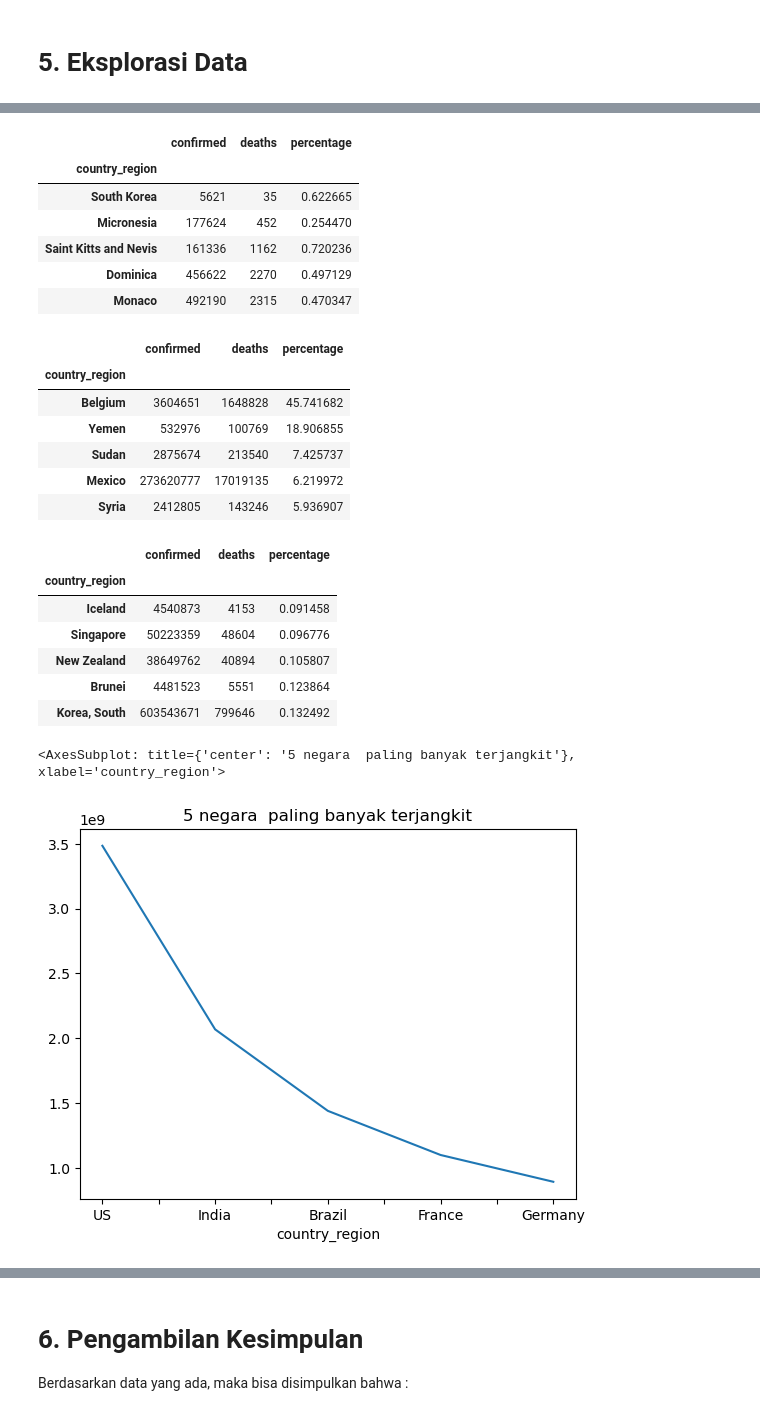
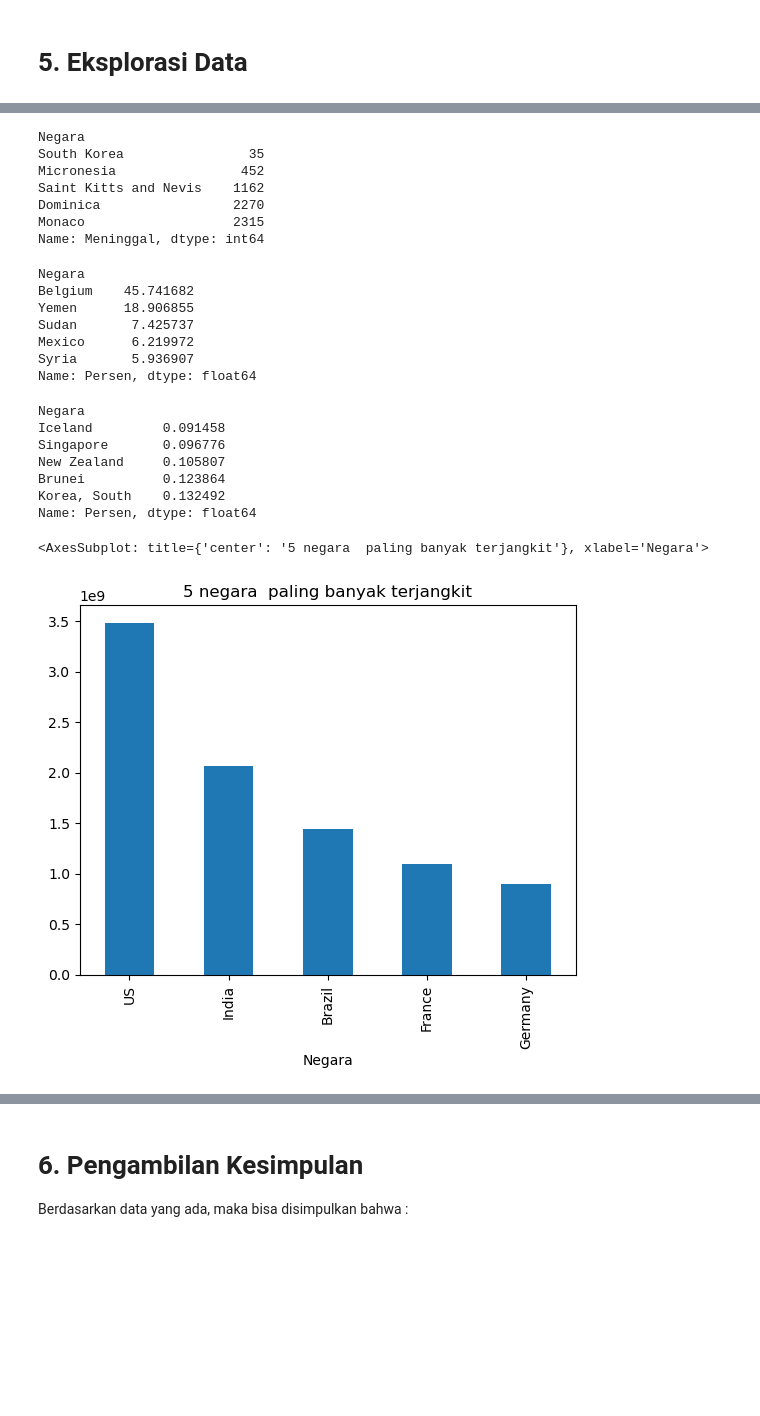
Before and after one commit to faizkurniawan322/Hacktiv8, a Jupyter notebook: phase0/Week1/h8dsft_P0W1_faiz_kurniawan.ipynb, the cells around one changed output, grey strips where cells are left out. Saved outputs shown, nothing was run; the diff lists cells and outputs as text; code cells hidden in the pictures; blank space fills up the shorter version.

```diff
--- a/phase0/Week1/h8dsft_P0W1_faiz_kurniawan.ipynb
+++ b/phase0/Week1/h8dsft_P0W1_faiz_kurniawan.ipynb
@@ -125,0 +127,4 @@ covid_19
+# %%
+# Pembuatan kolom baru yakni persentase meninggal
+df['Persen'] = df['deaths'] / df['confirmed'] * 100
+df
@@ -125,0 +146,4 @@ covid_19
+# %%
+# Pencarian dan penghapusan data yang salah dimana deaths lebih banyak dari confirmed untuk menghindari invalid data
+df = df[df['deaths'] < df['confirmed']]
+df
@@ -125,0 +165,6 @@ covid_19
+# %%
+# Penggantian nama kolom dan axis menjadi Bahasa Indonesia
+df.rename_axis("Negara", inplace=True)
+df.rename(columns={"confirmed" : "Terjangkit", "deaths": "Meninggal"}, inplace=True)
+
+df
@@ -147,5 +207,5 @@ Persentase jumlah korban meninggal adalah :  1.41
 # %%
 # Pembuatan variabel baru yang menampilkan 5 negara dengan jumlah korban terjangkit terbesar
-highest_confirmed = covid_19.sort_values(['confirmed'], ascending=False).head()
-highest_confirmed
+highest_confirmed = df.sort_values(['Terjangkit'], ascending=False).head()
+highest_confirmed['Terjangkit']
 # %% [output]
@@ -183,47 +243,47 @@ highest_deaths
 # %%
 # Pembuatan variabel baru yang menampilkan 5 negara dengan jumlah korban meninggal terkecil
-lowest_deaths = covid_19.sort_values(['deaths'], ascending=True).head()
-lowest_deaths
+lowest_deaths = df.sort_values(['Meninggal'], ascending=True).head()
+lowest_deaths['Meninggal']
 # %% [output]
-|  | confirmed | deaths | percentage |
-| country_region |  |  |  |
-| South Korea | 5621 | 35 | 0.622665 |
-| Micronesia | 177624 | 452 | 0.254470 |
-| Saint Kitts and Nevis | 161336 | 1162 | 0.720236 |
-| Dominica | 456622 | 2270 | 0.497129 |
-| Monaco | 492190 | 2315 | 0.470347 |
+Negara
+South Korea                35
+Micronesia                452
+Saint Kitts and Nevis    1162
+Dominica                 2270
+Monaco                   2315
+Name: Meninggal, dtype: int64
 # %%
 # Pembuatan variabel baru yang menampilkan 5 negara dengan persentase meninggal terbesar
-highest_percentage = covid_19.sort_values(['percentage'], ascending=False).head()
-highest_percentage
+highest_percentage = df.sort_values(['Persen'], ascending=False).head()
+highest_percentage['Persen']
 # %% [output]
-|  | confirmed | deaths | percentage |
-| country_region |  |  |  |
-| Belgium | 3604651 | 1648828 | 45.741682 |
-| Yemen | 532976 | 100769 | 18.906855 |
-| Sudan | 2875674 | 213540 | 7.425737 |
-| Mexico | 273620777 | 17019135 | 6.219972 |
-| Syria | 2412805 | 143246 | 5.936907 |
+Negara
+Belgium    45.741682
+Yemen      18.906855
+Sudan       7.425737
+Mexico      6.219972
+Syria       5.936907
+Name: Persen, dtype: float64
 # %%
 # Pembuatan variabel baru yang menampilkan 5 negara dengan persentase meninggal terkecil
-lowest_percentage = covid_19.sort_values(['percentage'], ascending=True).head()
-lowest_percentage
+lowest_percentage = df.sort_values(['Persen'], ascending=True).head()
+lowest_percentage['Persen']
 # %% [output]
-|  | confirmed | deaths | percentage |
-| country_region |  |  |  |
-| Iceland | 4540873 | 4153 | 0.091458 |
-| Singapore | 50223359 | 48604 | 0.096776 |
-| New Zealand | 38649762 | 40894 | 0.105807 |
-| Brunei | 4481523 | 5551 | 0.123864 |
-| Korea, South | 603543671 | 799646 | 0.132492 |
+Negara
+Iceland         0.091458
+Singapore       0.096776
+New Zealand     0.105807
+Brunei          0.123864
+Korea, South    0.132492
+Name: Persen, dtype: float64
 # %%
 # Import matplotlib
 %matplotlib inline
 # %%
 # Visualisasi 5 negara dengan jumlah korban terjangkit terbesar
-highest_confirmed['confirmed'].plot(title= '5 negara  paling banyak terjangkit')
+highest_confirmed['Terjangkit'].plot(title= '5 negara  paling banyak terjangkit', kind='bar')
 # %% [output]
-<AxesSubplot: title={'center': '5 negara  paling banyak terjangkit'}, xlabel='country_region'>
+<AxesSubplot: title={'center': '5 negara  paling banyak terjangkit'}, xlabel='Negara'>
-[figure, old version]
+[figure, new version]
 # %%
 # Visualisasi 5 negara dengan jumlah korban terjangkit terkecil
```
Also changed, not shown: parts of 23 cells of this notebook.
